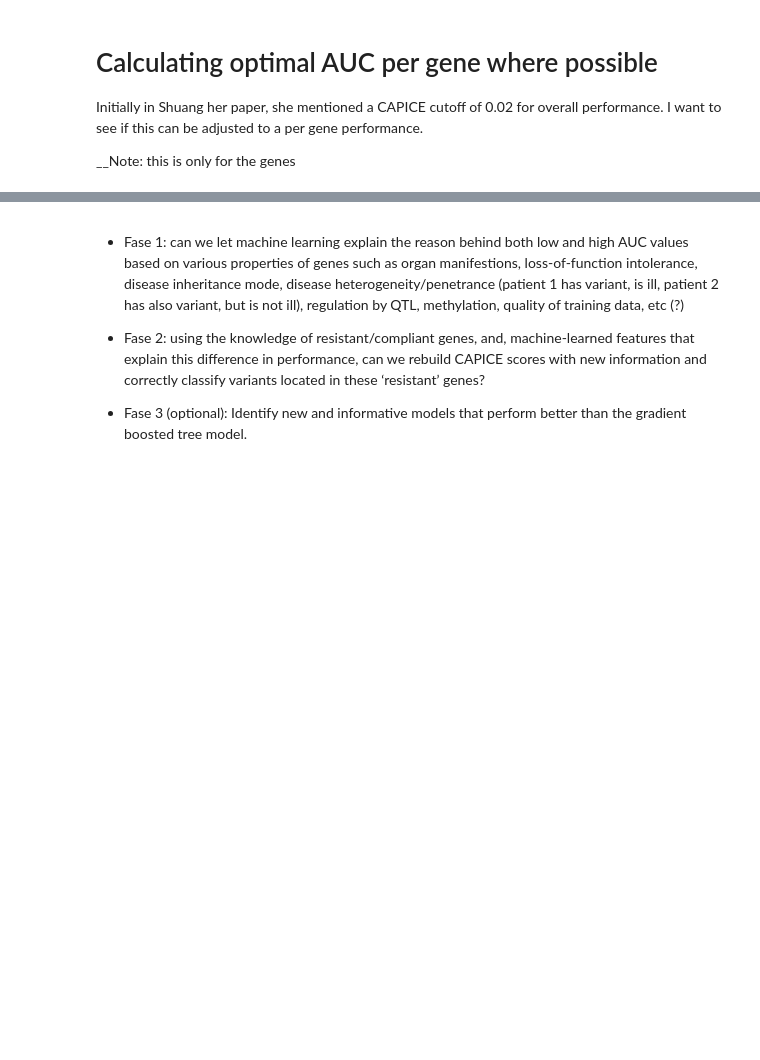
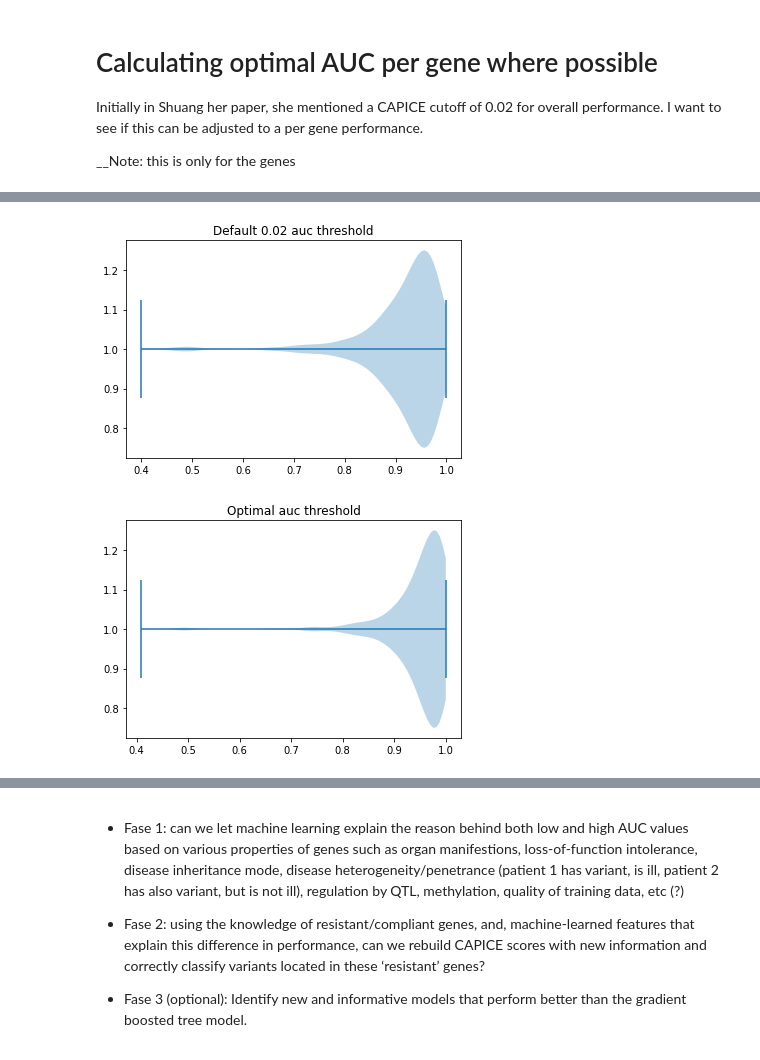
Before and after one commit to SietsmaRJ/dsls_master_thesis, a Jupyter notebook: side_scripts/detailed_data_visualization.ipynb, the cells around one changed output, grey strips where cells are left out. Cells and saved outputs as stored; diff of their text form; code cells hidden in the pictures; blank space fills up the shorter version.

Commit message:
Finalized map_optimal_auc_per_gene function.

```diff
--- a/side_scripts/detailed_data_visualization.ipynb
+++ b/side_scripts/detailed_data_visualization.ipynb
@@ -782,0 +747,7 @@ dtype: object
+# %%
+# Load in the multiprocessed optimally mapped auc thersholds.
+
+optimal_auc = pd.read_csv(read_loc+'optimal_auc_thresholds.csv', header=0)
+
+# See what genes have improved.
+improved_auc = optimal_auc[optimal_auc['default_auc'] != optimal_auc['optimal_auc']]
@@ -782,0 +775,3 @@ dtype: object
+# %%
+improved_auc['improvement'] = improved_auc['optimal_auc'] - improved_auc['default_auc']
+improved_auc.sort_values(by=['optimal_c'], ascending=False)
@@ -782,0 +797,10 @@ dtype: object
+# %%
+plt.violinplot(np.array(improved_auc['default_auc']),vert=False)
+plt.title('Default 0.02 auc threshold')
+plt.show()
+plt.violinplot(np.array(improved_auc['optimal_auc']),vert=False)
+plt.title('Optimal auc threshold')
+plt.show()
+# %% [output]
+[figure, added]
+[figure, added]
```
Also changed, not shown: parts of 16 cells of this notebook, 1 other file.
